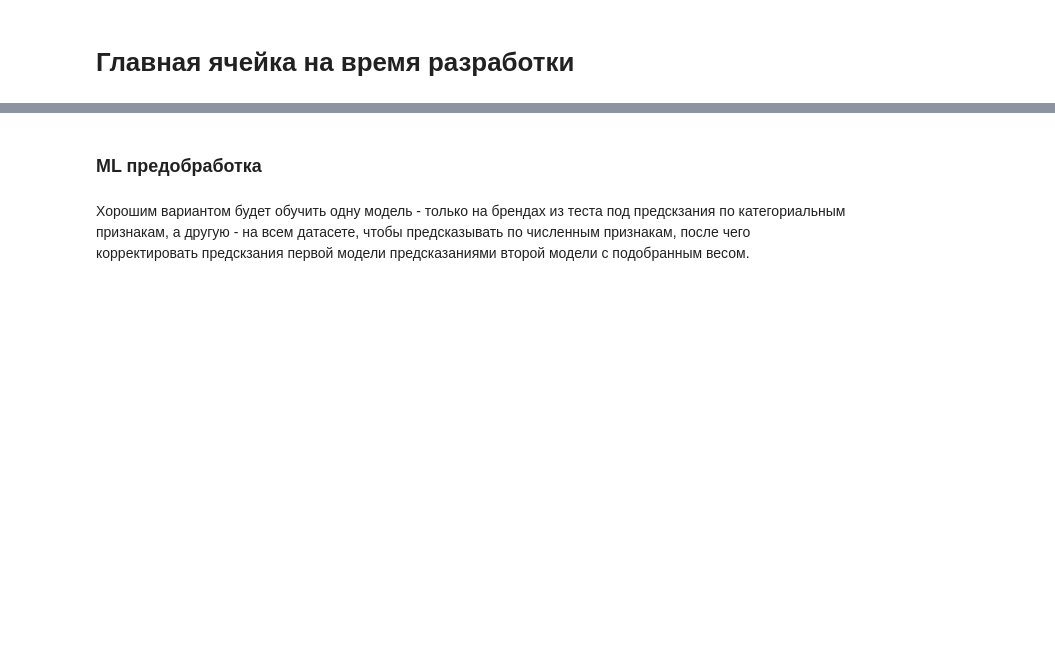
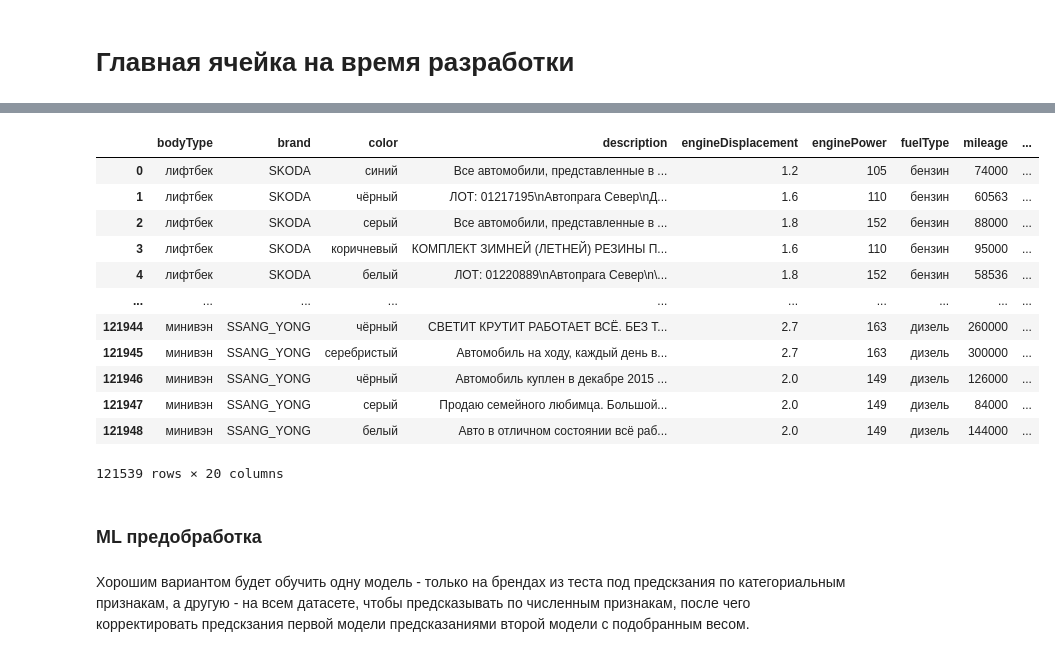
Before and after one commit to Sly-Dog/auto_pricing, a Jupyter notebook: primary_notebook.ipynb, the cells around one changed output, grey strips where cells are left out. Cells and saved outputs as stored; diff of their text form; code cells hidden in the pictures; blank space fills up the shorter version.

```diff
--- a/primary_notebook.ipynb
+++ b/primary_notebook.ipynb
@@ -290,3 +231,19 @@ df.corr()
+# %%
+df
+# %% [output]
+|  | bodyType | brand | color | description | engineDisplacement | enginePower | fuelType | mileage | ... |
+| 0 | лифтбек | SKODA | синий | Все автомобили, представленные в ... | 1.2 | 105 | бензин | 74000 | ... |
+| 1 | лифтбек | SKODA | чёрный | ЛОТ: 01217195\nАвтопрага Север\nД... | 1.6 | 110 | бензин | 60563 | ... |
+| 2 | лифтбек | SKODA | серый | Все автомобили, представленные в ... | 1.8 | 152 | бензин | 88000 | ... |
+| 3 | лифтбек | SKODA | коричневый | КОМПЛЕКТ ЗИМНЕЙ (ЛЕТНЕЙ) РЕЗИНЫ П... | 1.6 | 110 | бензин | 95000 | ... |
+| 4 | лифтбек | SKODA | белый | ЛОТ: 01220889\nАвтопрага Север\n\... | 1.8 | 152 | бензин | 58536 | ... |
+| ... | ... | ... | ... | ... | ... | ... | ... | ... | ... |
+| 121944 | минивэн | SSANG_YONG | чёрный | СВЕТИТ КРУТИТ РАБОТАЕТ ВСЁ. БЕЗ Т... | 2.7 | 163 | дизель | 260000 | ... |
+| 121945 | минивэн | SSANG_YONG | серебристый | Автомобиль на ходу, каждый день в... | 2.7 | 163 | дизель | 300000 | ... |
+| 121946 | минивэн | SSANG_YONG | чёрный | Автомобиль куплен в декабре 2015 ... | 2.0 | 149 | дизель | 126000 | ... |
+| 121947 | минивэн | SSANG_YONG | серый | Продаю семейного любимца. Большой... | 2.0 | 149 | дизель | 84000 | ... |
+| 121948 | минивэн | SSANG_YONG | белый | Авто в отличном состоянии всё раб... | 2.0 | 149 | дизель | 144000 | ... |
+121539 rows × 20 columns
 # %% [markdown]
 ### ML предобработка
 # %% [markdown]
```
Also changed, not shown: parts of 64 cells of this notebook, 1 other file.
